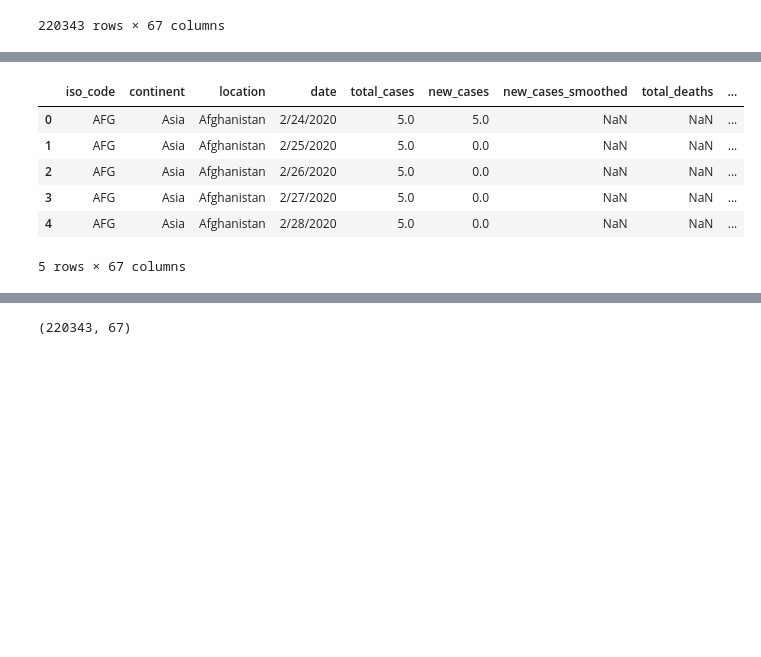
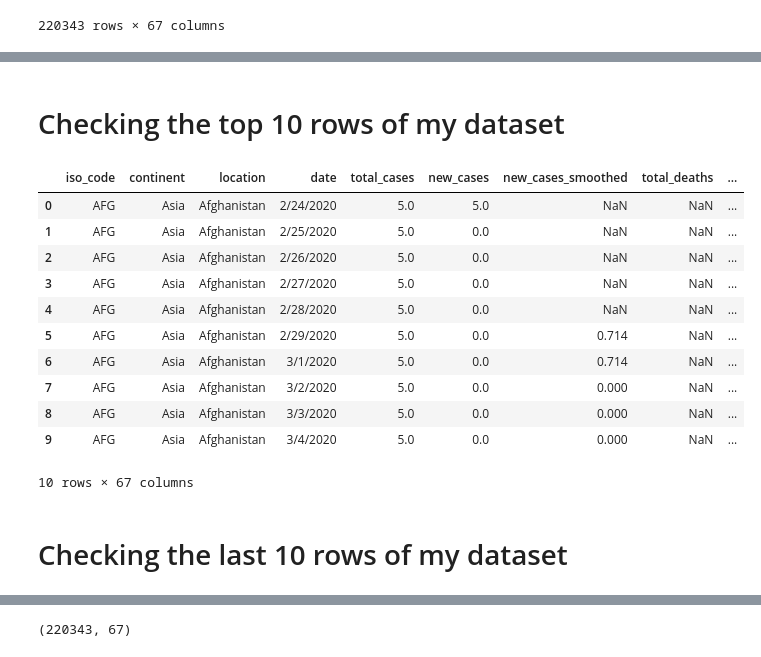
Before and after one commit to Vendikattu/COVID-19-world-data, a Jupyter notebook: COVID.ipynb, the cells around one changed output, grey strips where cells are left out. Cells and saved outputs as stored; diff of their text form; code cells hidden in the pictures; blank space fills up the shorter version.

```diff
--- a/COVID.ipynb
+++ b/COVID.ipynb
@@ -21,11 +97,21 @@ data
+# %% [markdown]
+# Checking the top 10 rows of my dataset
 # %%
-data.head()
+# Checking the top 10 rows of my dataset
+data.head(10)
 # %% [output]
 |  | iso_code | continent | location | date | total_cases | new_cases | new_cases_smoothed | total_deaths | ... |
 | 0 | AFG | Asia | Afghanistan | 2/24/2020 | 5.0 | 5.0 | NaN | NaN | ... |
 | 1 | AFG | Asia | Afghanistan | 2/25/2020 | 5.0 | 0.0 | NaN | NaN | ... |
 | 2 | AFG | Asia | Afghanistan | 2/26/2020 | 5.0 | 0.0 | NaN | NaN | ... |
 | 3 | AFG | Asia | Afghanistan | 2/27/2020 | 5.0 | 0.0 | NaN | NaN | ... |
 | 4 | AFG | Asia | Afghanistan | 2/28/2020 | 5.0 | 0.0 | NaN | NaN | ... |
+| 5 | AFG | Asia | Afghanistan | 2/29/2020 | 5.0 | 0.0 | 0.714 | NaN | ... |
+| 6 | AFG | Asia | Afghanistan | 3/1/2020 | 5.0 | 0.0 | 0.714 | NaN | ... |
+| 7 | AFG | Asia | Afghanistan | 3/2/2020 | 5.0 | 0.0 | 0.000 | NaN | ... |
+| 8 | AFG | Asia | Afghanistan | 3/3/2020 | 5.0 | 0.0 | 0.000 | NaN | ... |
+| 9 | AFG | Asia | Afghanistan | 3/4/2020 | 5.0 | 0.0 | 0.000 | NaN | ... |
-5 rows × 67 columns
+10 rows × 67 columns
+# %% [markdown]
+# Checking the last 10 rows of my dataset
 # %%
```
Also changed, not shown: parts of 140 cells of this notebook.
